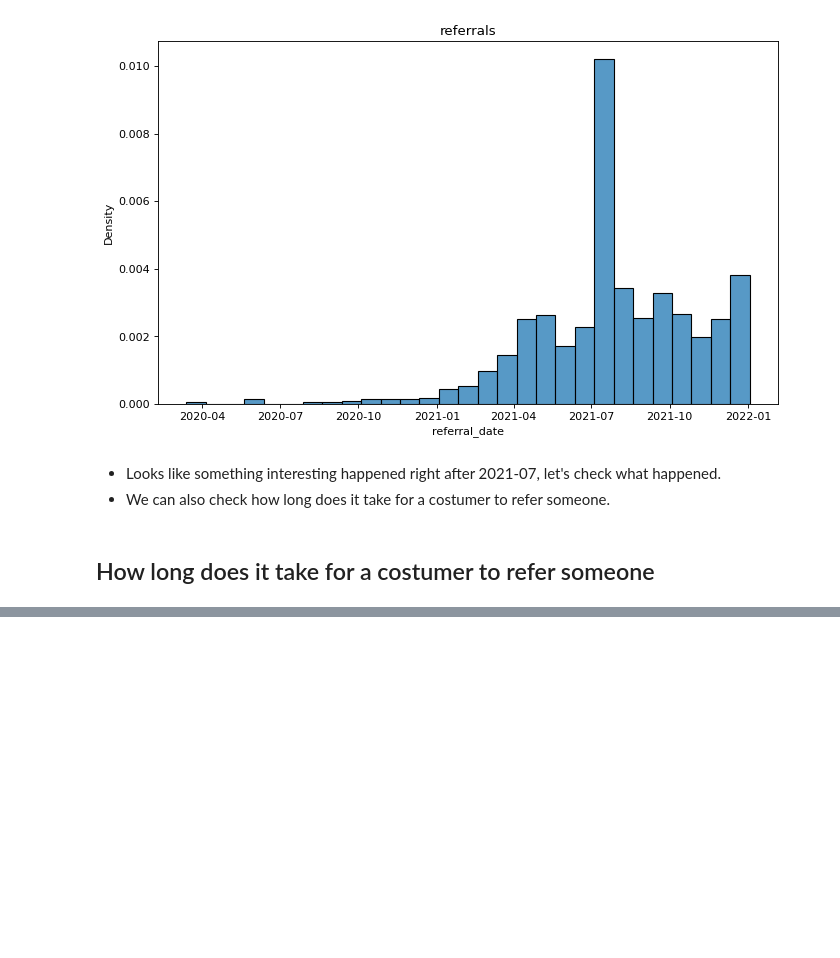
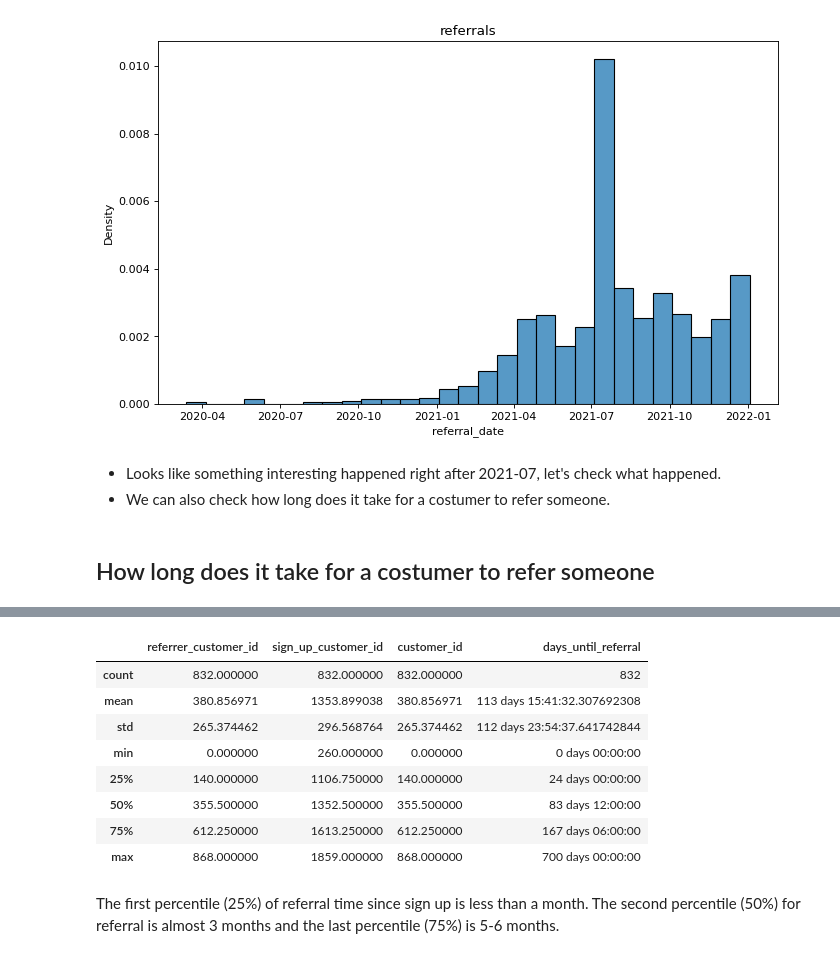
Before and after one commit to stephanyvargas/MemberReferrals, a Jupyter notebook: MemberReferrals.ipynb, the cells around one changed output, grey strips where cells are left out. Drawn from its saved outputs; the diff is of its cells as text; code cells hidden in the pictures; blank space fills up the shorter version.

```diff
--- a/MemberReferrals.ipynb
+++ b/MemberReferrals.ipynb
@@ -154,0 +171,14 @@ pd.join()
+# %%
+filtered_df.describe()
+# %% [output]
+|  | referrer_customer_id | sign_up_customer_id | customer_id | days_until_referral |
+| count | 832.000000 | 832.000000 | 832.000000 | 832 |
+| mean | 380.856971 | 1353.899038 | 380.856971 | 113 days 15:41:32.307692308 |
+| std | 265.374462 | 296.568764 | 265.374462 | 112 days 23:54:37.641742844 |
+| min | 0.000000 | 260.000000 | 0.000000 | 0 days 00:00:00 |
+| 25% | 140.000000 | 1106.750000 | 140.000000 | 24 days 00:00:00 |
+| 50% | 355.500000 | 1352.500000 | 355.500000 | 83 days 12:00:00 |
+| 75% | 612.250000 | 1613.250000 | 612.250000 | 167 days 06:00:00 |
+| max | 868.000000 | 1859.000000 | 868.000000 | 700 days 00:00:00 |
+# %% [markdown]
+The first percentile (25%) of referral time since sign up is less than a month. The second percentile (50%) for referral is almost 3 months and the last percentile (75%) is 5-6 months.
```
Also changed, not shown: parts of 7 cells of this notebook.
